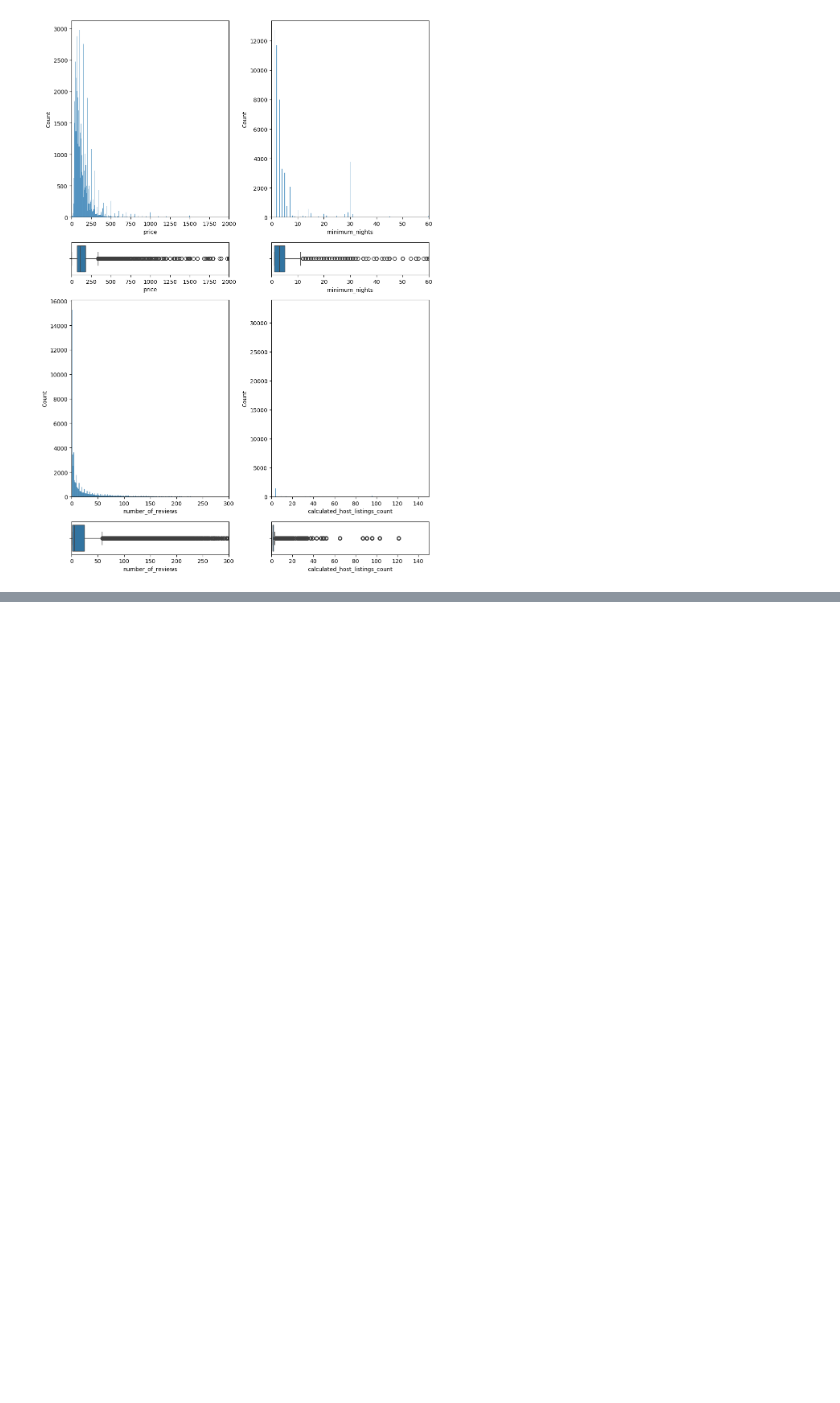
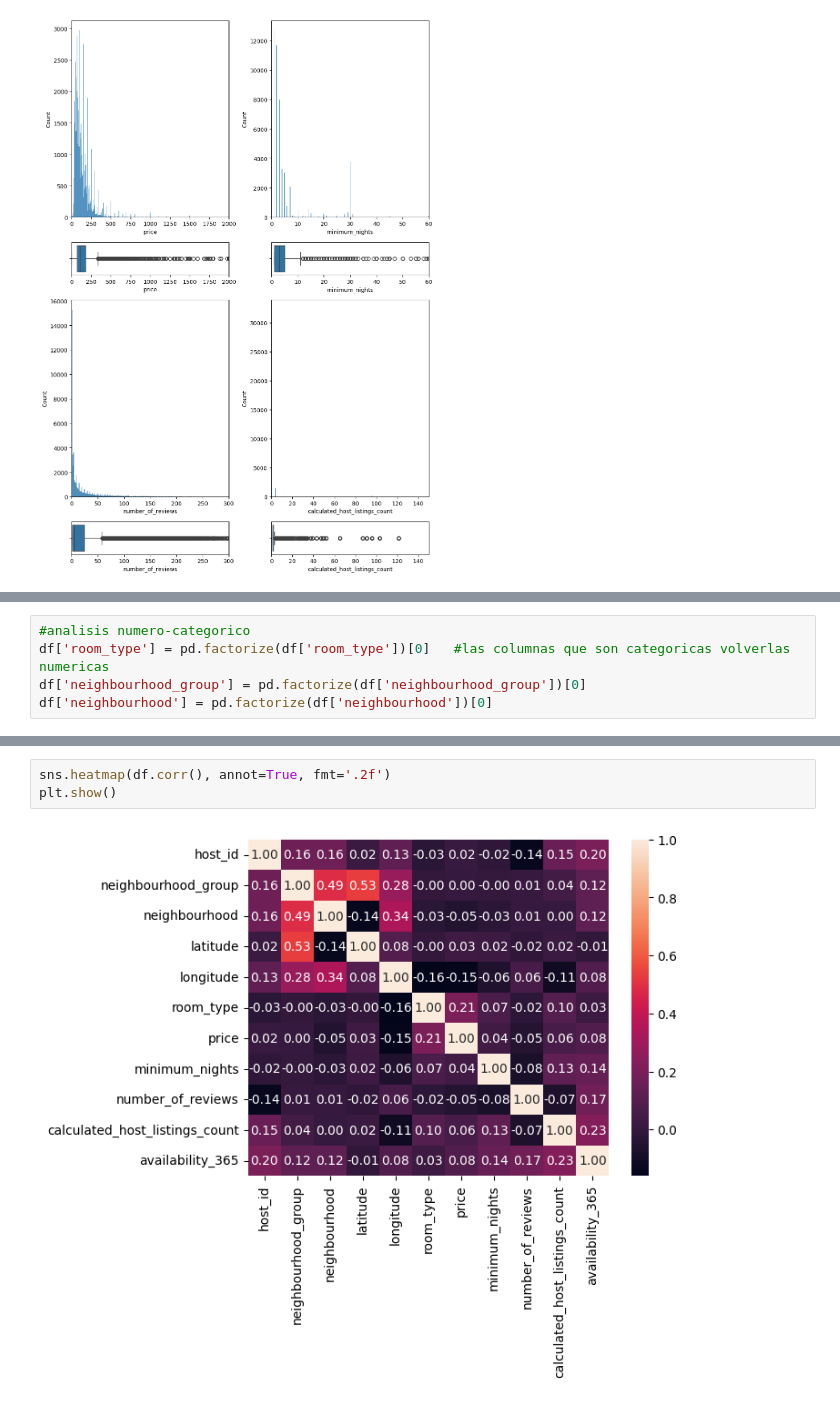
Before and after one commit to Estefaniagz/EDA, a Jupyter notebook: src/explore.ipynb, the cells around one changed output, grey strips where cells are left out. Drawn from its saved outputs; the diff is of its cells as text; blank space fills up the shorter version.

```diff
--- a/src/explore.ipynb
+++ b/src/explore.ipynb
@@ -126,0 +158,5 @@ plt.show
+# %%
+#analisis numero-categorico
+df['room_type'] = pd.factorize(df['room_type'])[0]   #las columnas que son categoricas volverlas numericas
+df['neighbourhood_group'] = pd.factorize(df['neighbourhood_group'])[0]
+df['neighbourhood'] = pd.factorize(df['neighbourhood'])[0]
@@ -126,0 +172,5 @@ plt.show
+# %%
+sns.heatmap(df.corr(), annot=True, fmt='.2f')
+plt.show()
+# %% [output]
+[figure, added]
```
Also changed, not shown: parts of 24 cells of this notebook, 2 other files.
